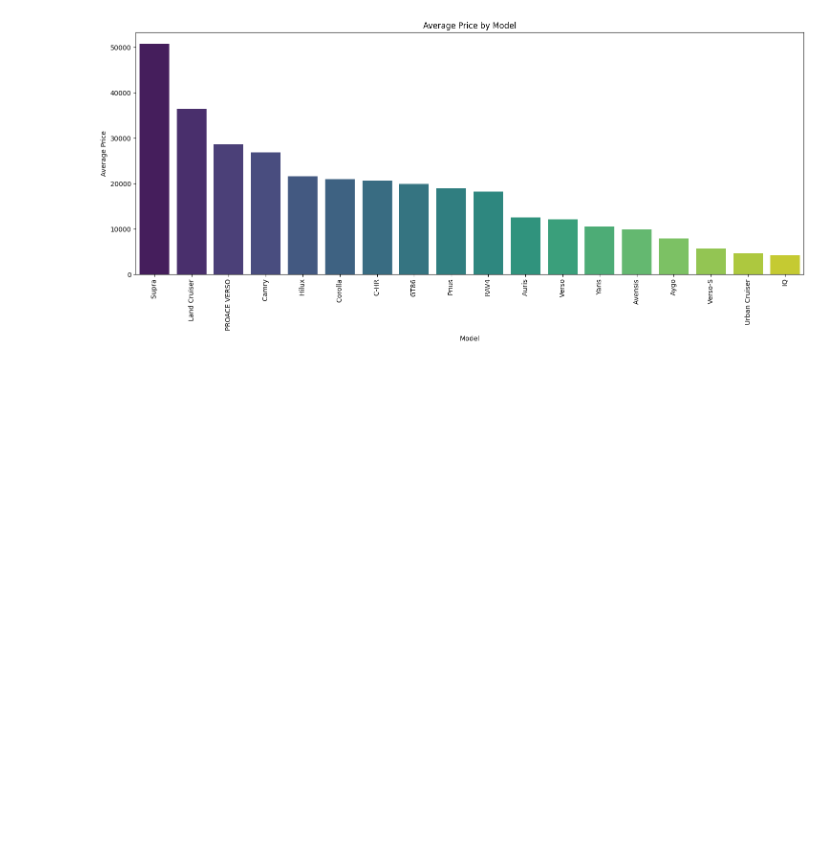
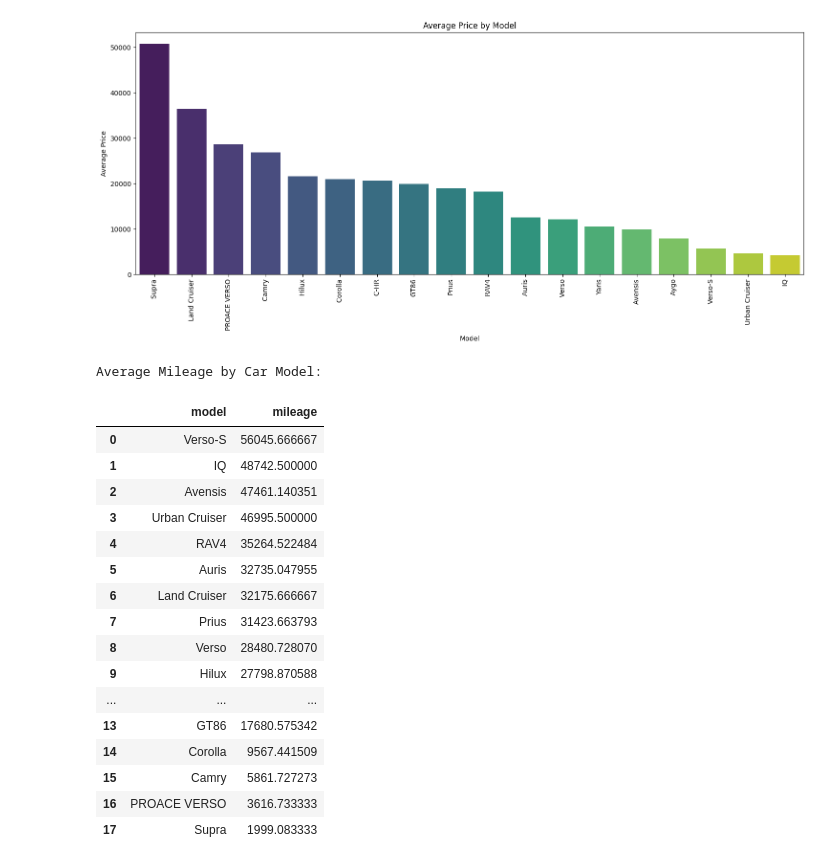
Before and after one commit to kxrrym03/Toyota-Used-Car-Insights, a Jupyter notebook: Toyota.ipynb, the cells around one changed output. Drawn from its saved outputs; the diff is of its cells as text; code cells hidden in the pictures; blank space fills up the shorter version.

```diff
--- a/Toyota.ipynb
+++ b/Toyota.ipynb
@@ -157,3 +157,26 @@ plt.tight_layout()
 plt.show()
 # %% [output]
 [figure]
+# %%
+avg_mileage_by_model = df.groupby('model')['mileage'].mean().sort_values(ascending=False).reset_index()
+print("Average Mileage by Car Model:")
+display(avg_mileage_by_model)
+# %% [output]
+Average Mileage by Car Model:
+|  | model | mileage |
+| 0 | Verso-S | 56045.666667 |
+| 1 | IQ | 48742.500000 |
+| 2 | Avensis | 47461.140351 |
+| 3 | Urban Cruiser | 46995.500000 |
+| 4 | RAV4 | 35264.522484 |
+| 5 | Auris | 32735.047955 |
+| 6 | Land Cruiser | 32175.666667 |
+| 7 | Prius | 31423.663793 |
+| 8 | Verso | 28480.728070 |
+| 9 | Hilux | 27798.870588 |
+| ... | ... | ... |
+| 13 | GT86 | 17680.575342 |
+| 14 | Corolla | 9567.441509 |
+| 15 | Camry | 5861.727273 |
+| 16 | PROACE VERSO | 3616.733333 |
+| 17 | Supra | 1999.083333 |
```
Also changed, not shown: parts of 2 cells of this notebook.
